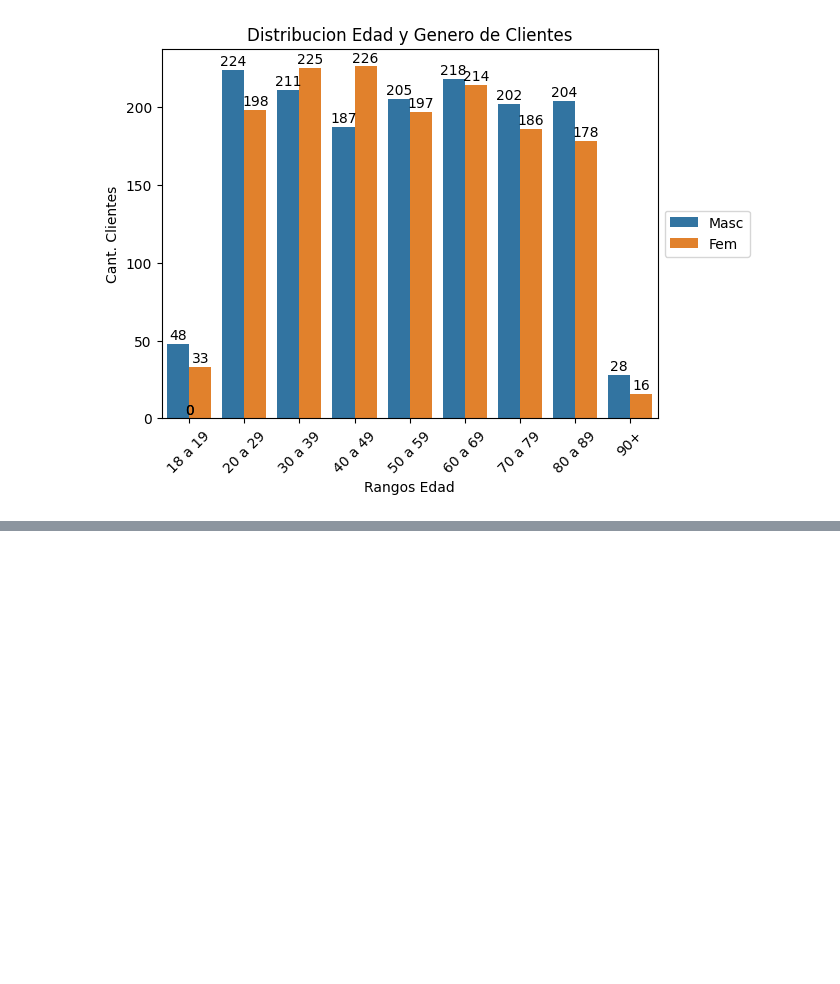
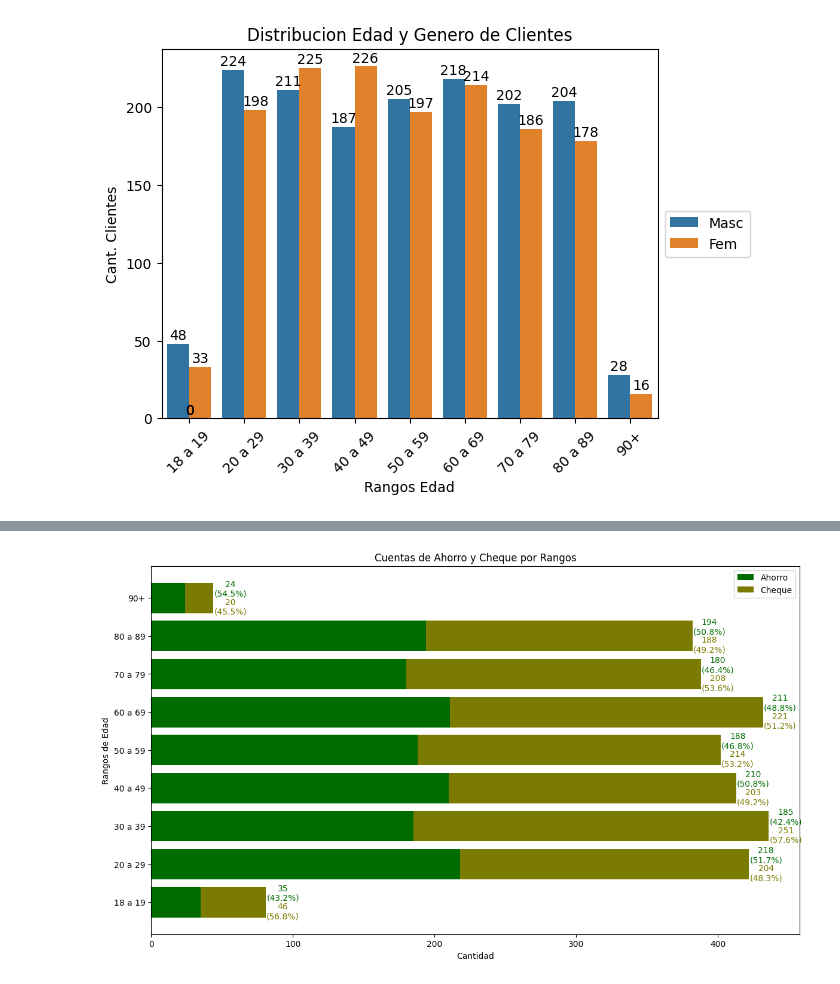
Before and after one commit to Vigonzaleze/analisisDatos_clientesBancarios, a Jupyter notebook: Analisis/analisis.ipynb, the cells around one changed output, grey strips where cells are left out. Cells and saved outputs as stored; diff of their text form; code cells hidden in the pictures; blank space fills up the shorter version.

Commit message:
Grafico de predominancia por rango etario

```diff
--- a/Analisis/analisis.ipynb
+++ b/Analisis/analisis.ipynb
@@ -163,0 +205,46 @@ En el caso de los clientes masculinos esto sucede de la, se ve un incrementeo ex
+# %%
+#Creamos el grafico de barras horizontal
+# se ingresan los datos
+rangos = datos_tipoCuenta_edad['rangos'].astype(str)  # eje y
+ahorro = datos_tipoCuenta_edad[('Account Type', 'ahorro')]
+cheque = datos_tipoCuenta_edad[('Account Type', 'cheque')]
+
+#Calculamos el total por rango
+total = ahorro + cheque
+
+#Calcular el porcentaje por rango
+porc_ahorro = (ahorro / total) * 100
+porc_cheque = (cheque / total) * 100
+
+ahorro_vals = ahorro.values
+cheque_vals = cheque.values
+
+mpl.pyplot.figure(figsize=(14, 8))
+
+# Posición en eje y
+y_pos = np.arange(len(rangos))
+
+# Se agregan las barras
+mpl.pyplot.barh(y_pos, ahorro, label='Ahorro', color="#006C00")
+mpl.pyplot.barh(y_pos, cheque, left=ahorro, label='Cheque', color="#7B7B01FF")  # se usa left para apilar las barras
+
+mpl.pyplot.yticks(y_pos, rangos)
+mpl.pyplot.ylabel('Rangos de Edad')
+mpl.pyplot.xlabel('Cantidad')
+mpl.pyplot.legend()
+mpl.pyplot.title('Cuentas de Ahorro y Cheque por Rangos')
+
+#Se agregan etiquetas de cantidad y porcentaje para ahorro
+for i in range(len(rangos)):
+    mpl.pyplot.text( ahorro[i]+cheque[i]+12, y_pos[i], f"{ahorro_vals[i]}\n({porc_ahorro.iloc[i]:.1f}%)", va='bottom', ha='center',
+                    color='#006C00')
+
+#Etiquetas de barras cheque
+for i in range(len(rangos)):
+    mpl.pyplot.text(ahorro[i]+cheque[i]+12, y_pos[i], f"{cheque_vals[i]}\n({porc_cheque.iloc[i]:.1f}%)",va='top', ha='center',
+                    color="#7B7B01FF" )
+
+
+mpl.pyplot.show()
+# %% [output]
+[figure, added]
```
Also changed, not shown: parts of 9 cells of this notebook.
